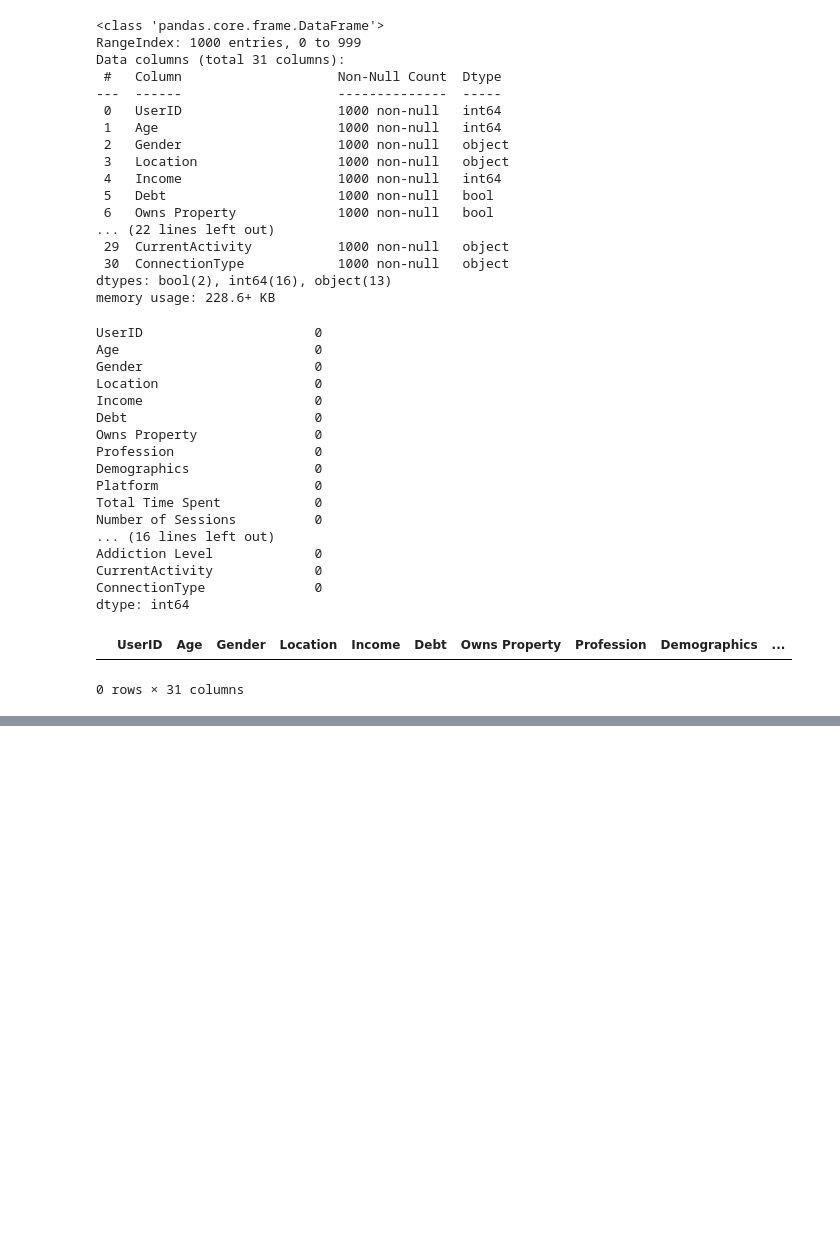
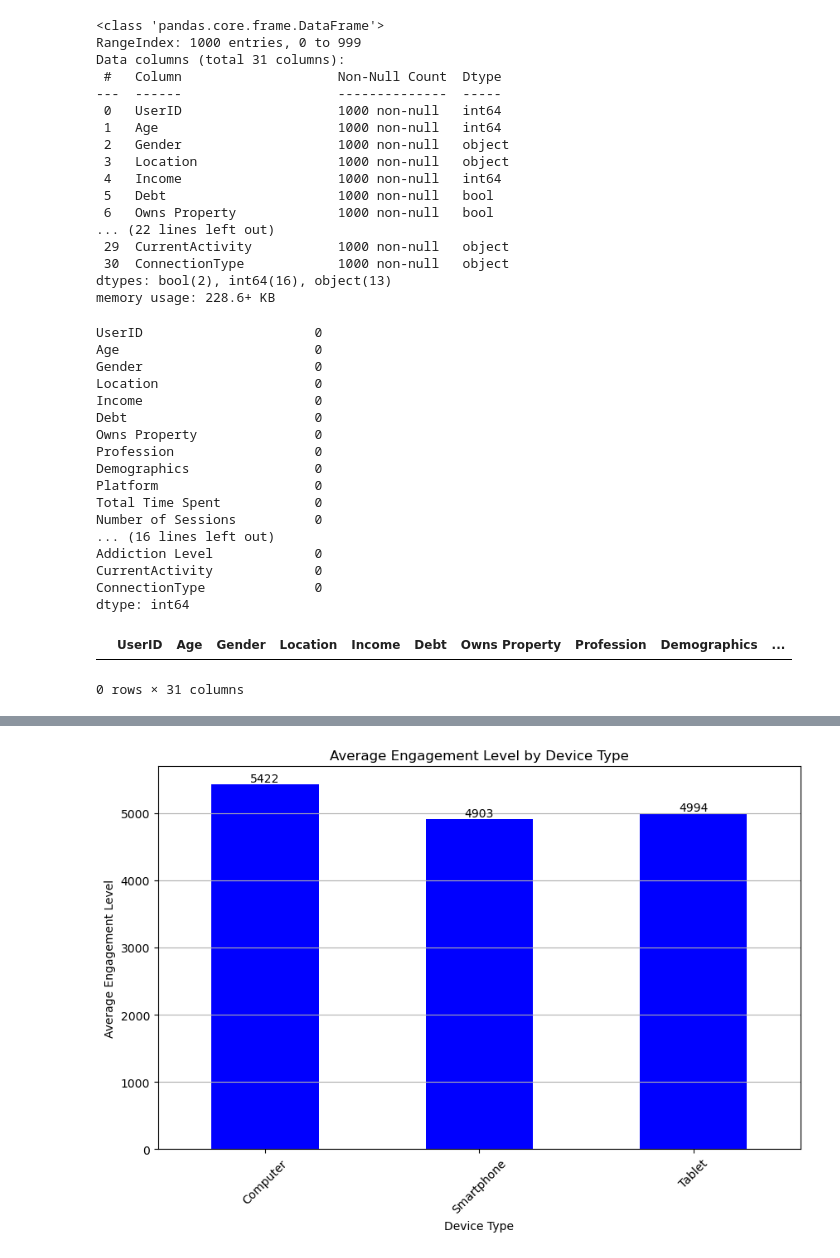
Before and after one commit to wrighang/project_01_team_11, a Jupyter notebook: cameron_kagglehub.ipynb, the cells around one changed output, grey strips where cells are left out. Drawn from its saved outputs; the diff is of its cells as text; code cells hidden in the pictures; blank space fills up the shorter version.

```diff
--- a/cameron_kagglehub.ipynb
+++ b/cameron_kagglehub.ipynb
@@ -120,0 +305,17 @@ Analysis Questions:
+# %%
+# Generate bar chart for average engagement level by device type
+plt.figure(figsize=(10,6))
+ax = device_engagement_lvl.plot(kind='bar', stacked=True, color='blue')
+plt.title("Average Engagement Level by Device Type")
+plt.xlabel("Device Type")
+plt.ylabel("Average Engagement Level")
+plt.xticks(rotation=45)
+plt.grid(axis='y')
+
+# Add values on top of each bar
+for container in ax.containers:
+    ax.bar_label(container, label_type='edge', fmt='%.0f')
+
+plt.show()
+# %% [output]
+[figure, added]
```
Also changed, not shown: parts of 24 cells of this notebook.
